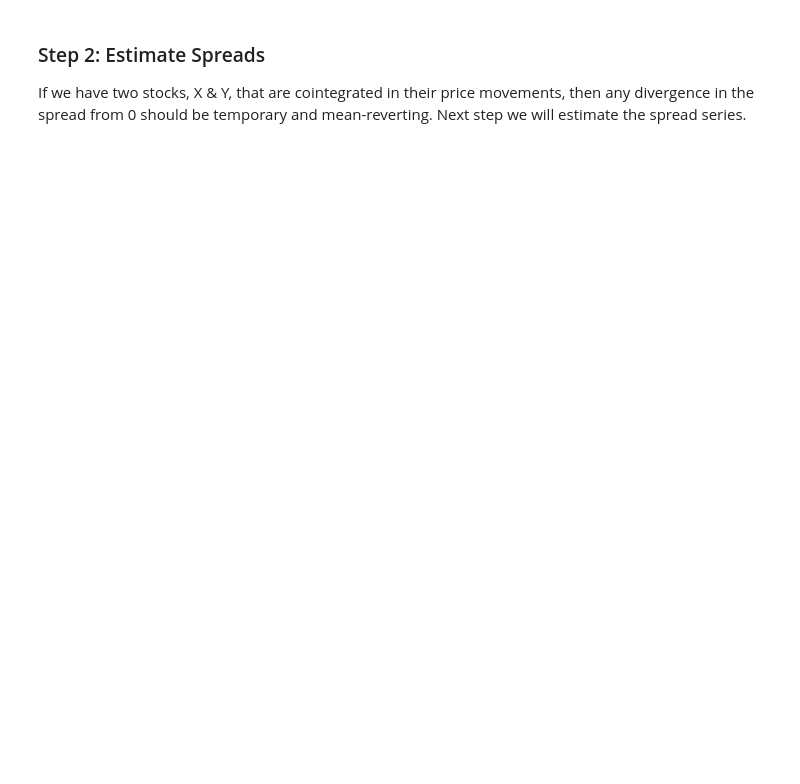
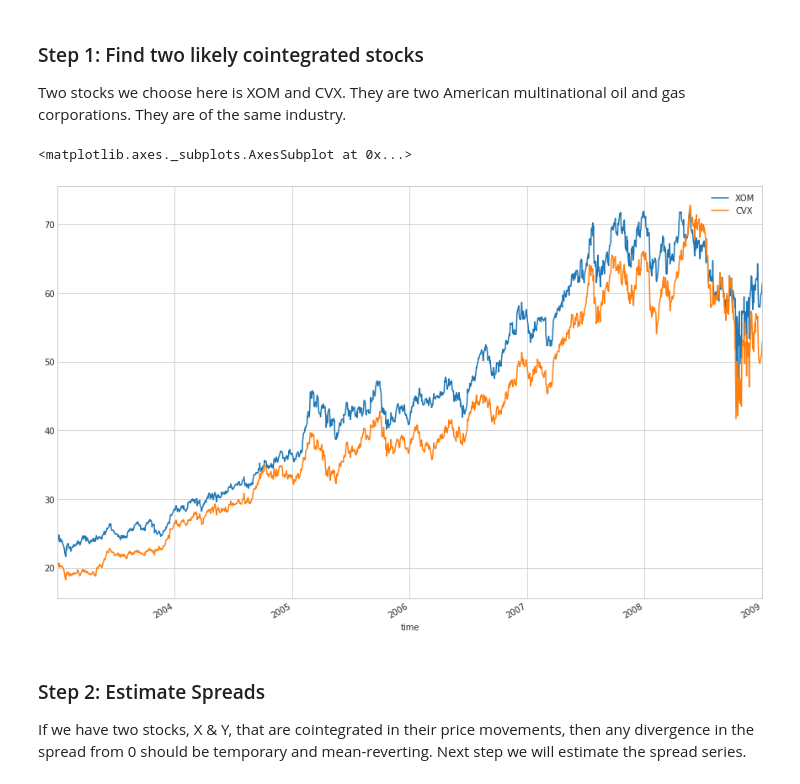
Before and after one commit to QuantConnect/Research, a Jupyter notebook: Notebooks/06 Pairs Trading Strategy Based on Cointegration.ipynb, the cells around one changed output. Drawn from its saved outputs; the diff is of its cells as text; code cells hidden in the pictures; blank space fills up the shorter version.

```diff
--- a/Notebooks/06 Pairs Trading Strategy Based on Cointegration.ipynb
+++ b/Notebooks/06 Pairs Trading Strategy Based on Cointegration.ipynb
@@ -185,9 +51,12 @@ class PortfolioNetProfit:
+# %% [markdown]
+### Step 1:  Find two likely cointegrated stocks
+Two stocks we choose here is XOM and CVX. They are two American multinational oil and gas corporations. They are of the same industry.
 # %%
 syls = ["XOM","CVX"]
 qb.AddEquity(syls[0])
 qb.AddEquity(syls[1])
 start = datetime(2003,1,1)
-end = datetime(2017,1,1)
+end = datetime(2009,1,1)
 x = qb.History(syls[0],start ,end, Resolution.Daily).loc[syls[0]]['close']
 y = qb.History(syls[1],start ,end, Resolution.Daily).loc[syls[1]]['close']
 # %%
@@ -202,3 +66,8 @@ out_sample = lp[out_sample_size:]
+# %%
+price.plot(figsize = (15,10))
+# %% [output]
+<matplotlib.axes._subplots.AxesSubplot at 0x...>
+[figure, added]
 # %% [markdown]
 ### Step 2: Estimate Spreads
 If we have two stocks, X & Y, that are cointegrated in their price movements, then any divergence in the spread from 0 should be temporary and mean-reverting. Next step we will estimate the spread series.
```
Also changed, not shown: parts of 24 cells of this notebook.
